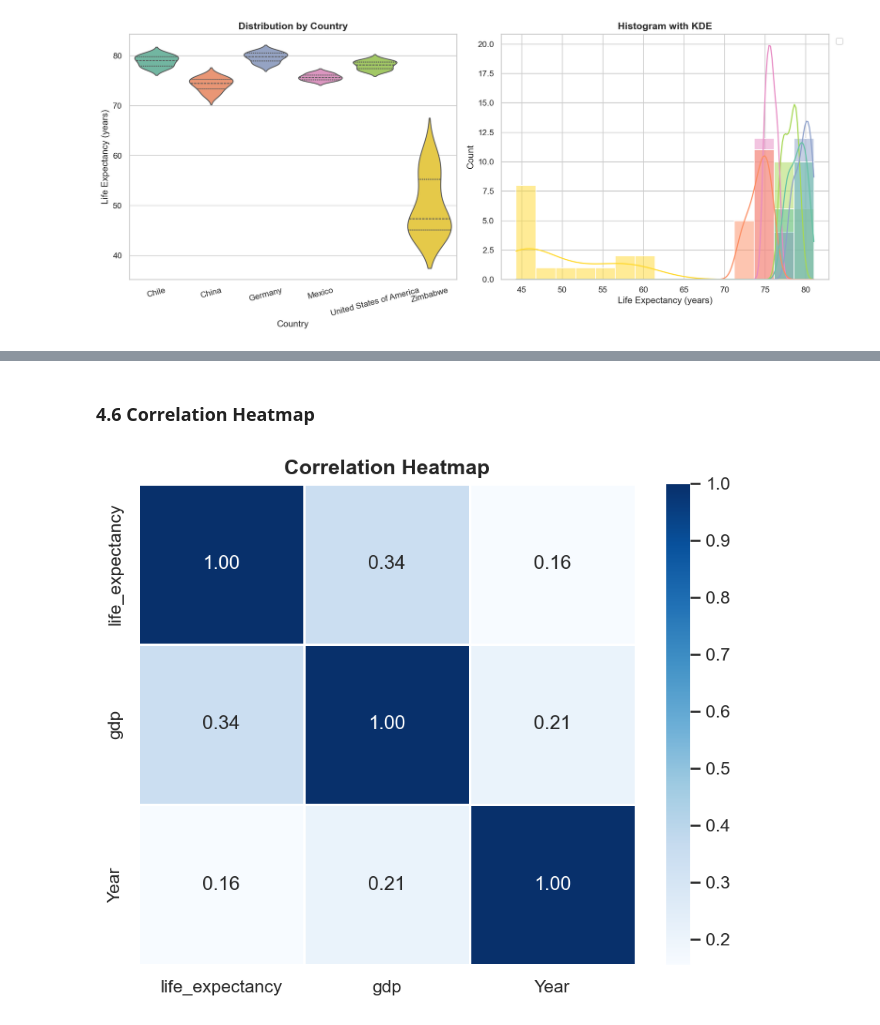
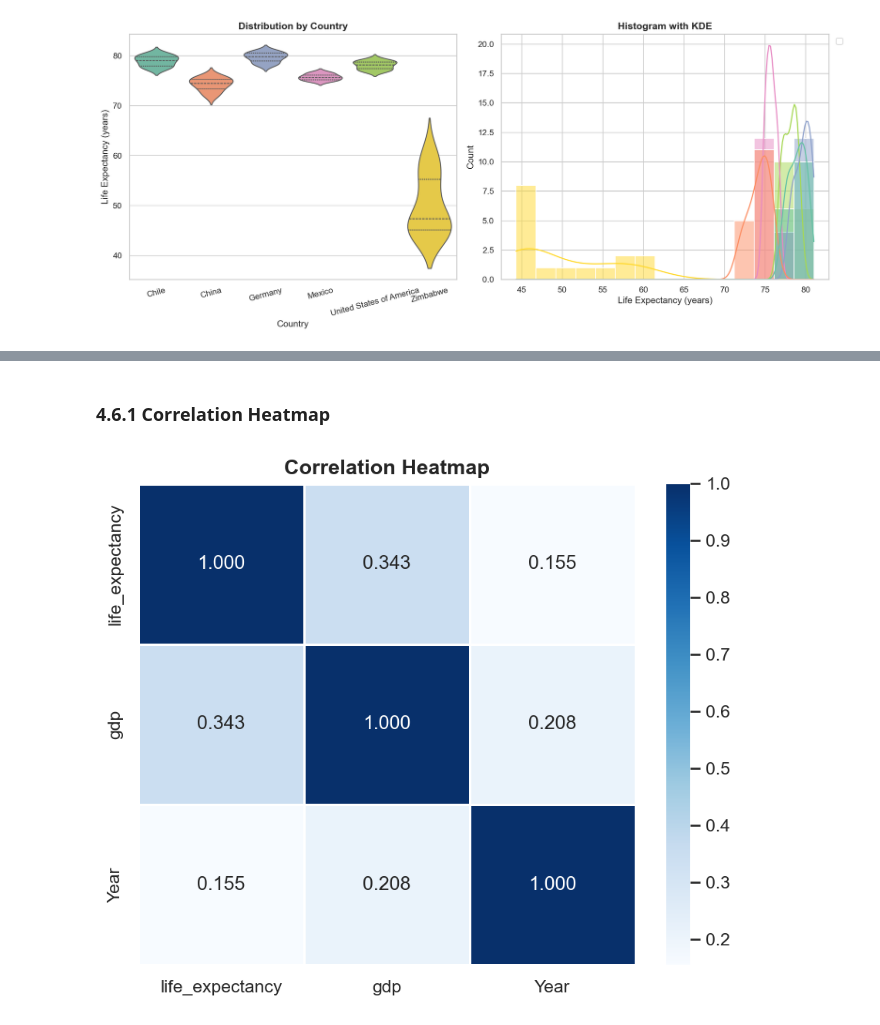
Before and after one commit to dxsastrous/life-expectancy-gdp-analysis, a Jupyter notebook: life_expectancy_gdp.ipynb, the cells around one changed output, grey strips where cells are left out. Saved outputs shown, nothing was run; the diff lists cells and outputs as text; code cells hidden in the pictures.

```diff
--- a/life_expectancy_gdp.ipynb
+++ b/life_expectancy_gdp.ipynb
@@ -255,13 +237,13 @@ Passing `palette` without assigning `hue` is deprecated and will be removed in v
 # %% [markdown]
-### 4.6 Correlation Heatmap
+### 4.6.1 Correlation Heatmap
 # %%
 corr = df[['life_expectancy', 'gdp', 'Year']].corr()
 fig, ax = plt.subplots(figsize=(6, 5))
-sns.heatmap(corr, annot=True, fmt='.2f', cmap='Blues',
+sns.heatmap(corr, annot=True, fmt='.3f', cmap='Blues',
             linewidths=0.5, ax=ax)
 ax.set_title('Correlation Heatmap', fontsize=13, fontweight='bold')
 plt.tight_layout()
 plt.savefig('images/correlation_heatmap.png', bbox_inches='tight')
 plt.show()
 # %% [output]
-[figure, old version]
+[figure, new version]
```
Also changed, not shown: parts of 14 cells of this notebook, 1 other file.
